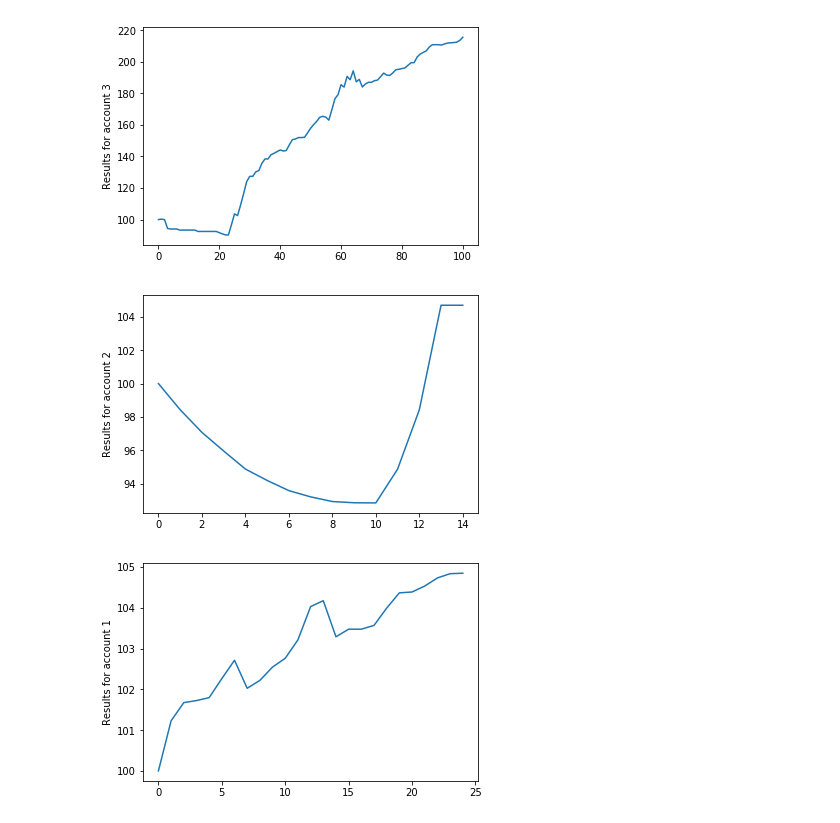
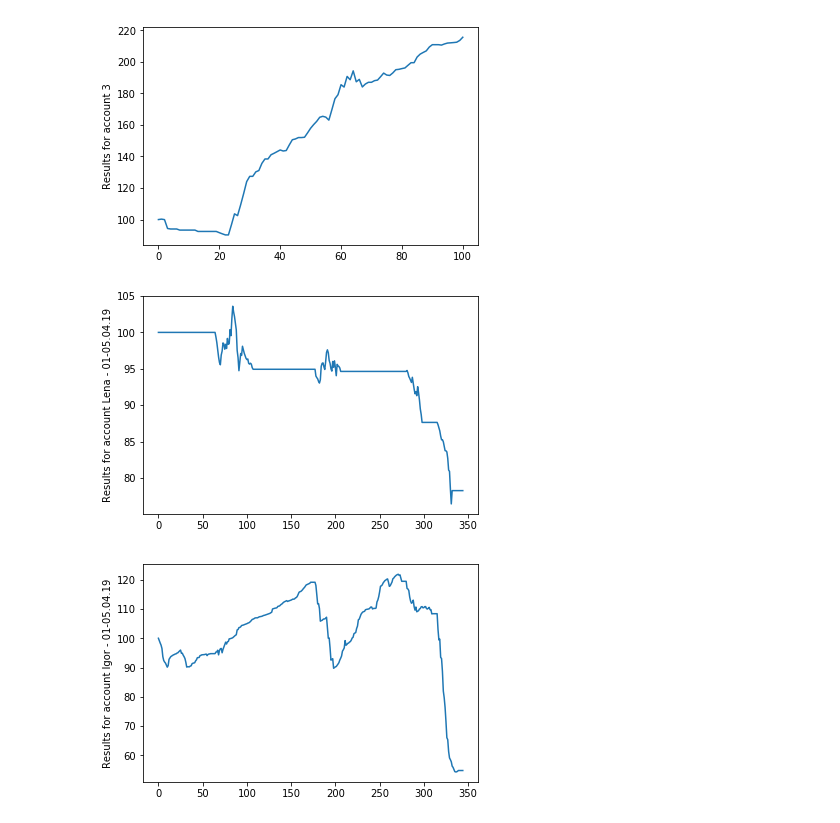
Before and after one commit to PanPip/WNE_UW_IiE, a Jupyter notebook: Misc/Forex_pips_output.ipynb, the cells around one changed output. Cells and saved outputs as stored; diff of their text form; code cells hidden in the pictures.

```diff
--- a/Misc/Forex_pips_output.ipynb
+++ b/Misc/Forex_pips_output.ipynb
@@ -32,7 +34,7 @@ trades = df['pips'].tolist()
 # %%
 trades = [float(i) for i in trades]
 # %%
-df1 = pandas.read_csv('quotes1.csv',delimiter=";", decimal=",", )
+df1 = pandas.read_csv('quotes_week_all.csv',delimiter=";", decimal=",", )
 df1 = df1.fillna(0)
 # %%
 trades1 = [float(i) for i in df1['pips1'].tolist()]
@@ -89,15 +83,15 @@ plt.show()
 [figure]
 # %%
 hist2 = model1(100,0.1,trades2)[1]
-plt.plot(hist2[:15])
-plt.ylabel('Results for account 2')
+plt.plot(hist2)
+plt.ylabel('Results for account Lena - 01-05.04.19')
 plt.show()
 # %% [output]
-[figure, old version]
+[figure, new version]
 # %%
 hist1 = model1(100,0.1,trades1)[1]
-plt.plot(hist1[:25])
-plt.ylabel('Results for account 1')
+plt.plot(hist1)
+plt.ylabel('Results for account Igor - 01-05.04.19')
 plt.show()
 # %% [output]
-[figure, old version]
+[figure, new version]
```
Also changed, not shown: parts of 8 cells of this notebook.
